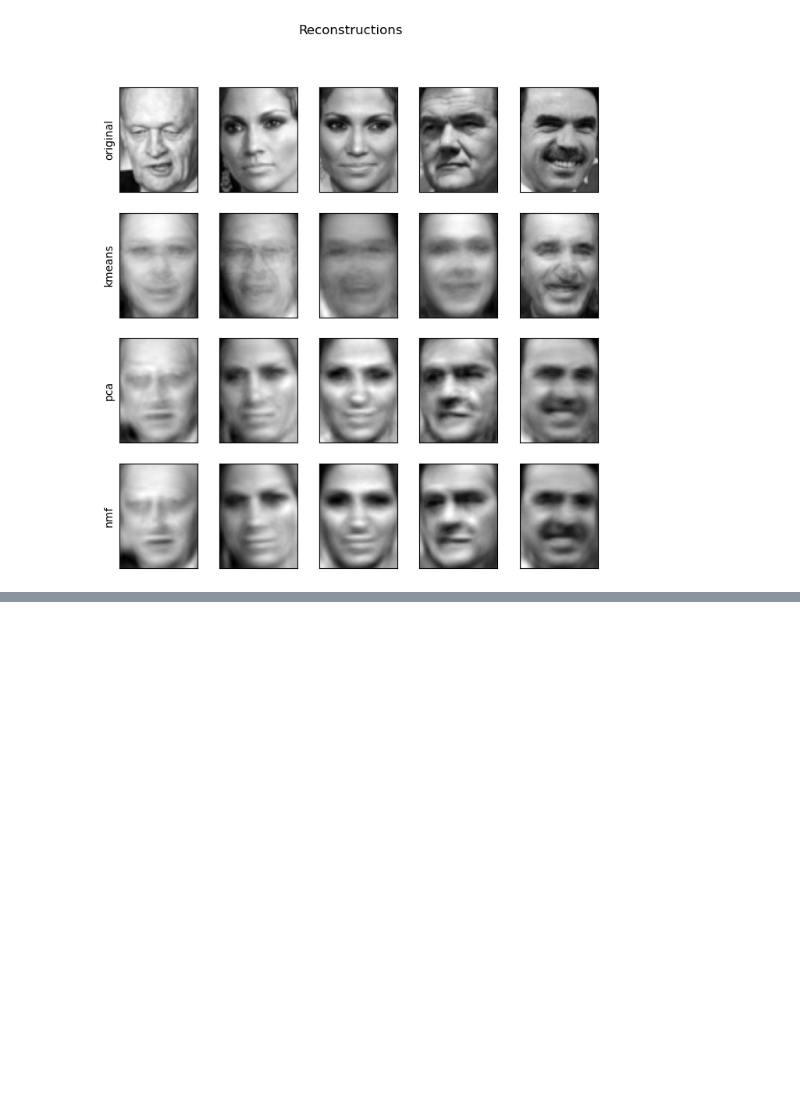
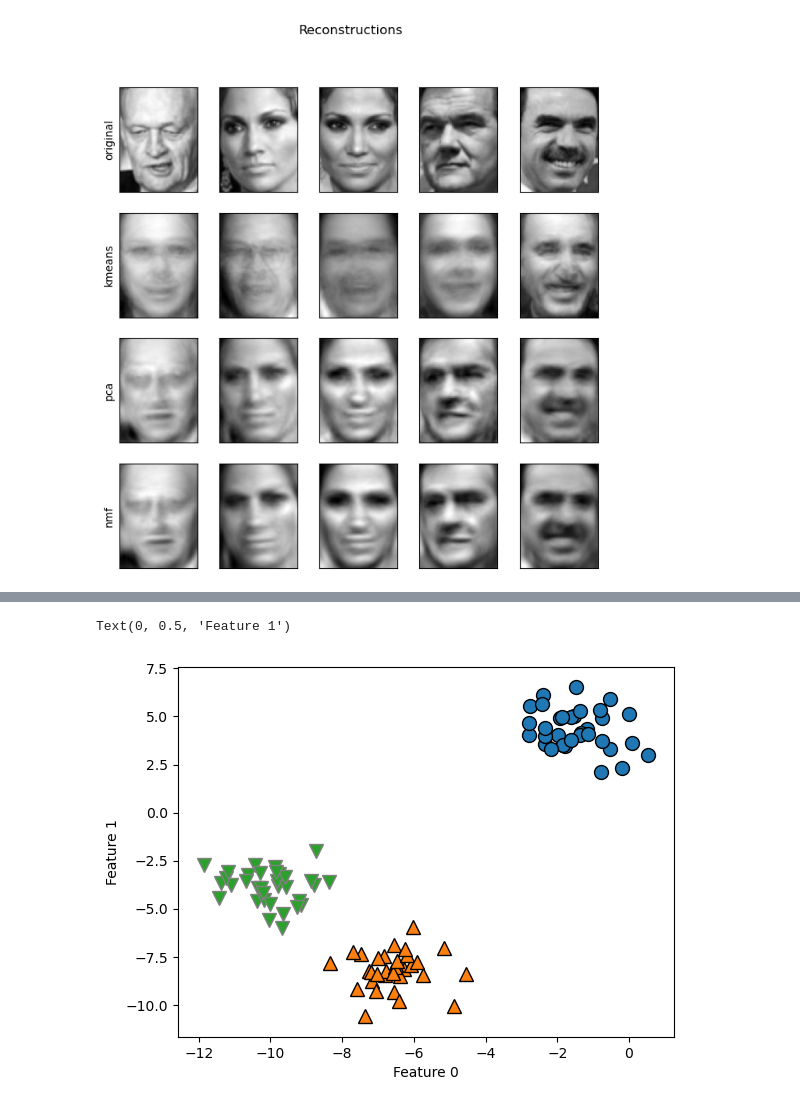
Before and after one commit to WilcoJohn/Progress-ML, a Jupyter notebook: CHP3-UnsupLearning&Preproc/3.2 Vector quantization.ipynb, the cells around one changed output, grey strips where cells are left out. Drawn from its saved outputs; the diff is of its cells as text; code cells hidden in the pictures; blank space fills up the shorter version.

```diff
--- a/CHP3-UnsupLearning&Preproc/3.2 Vector quantization.ipynb
+++ b/CHP3-UnsupLearning&Preproc/3.2 Vector quantization.ipynb
@@ -95,0 +133,10 @@ plt.scatter(X[:,0],X[:,1], c=y_pred, s=60, cmap='Paired');
+# %%
+X, y = sklearn.datasets.make_blobs(random_state=1);
+agg = sklearn.cluster.AgglomerativeClustering(n_clusters=3);
+assignment = agg.fit_predict(X);
+mglearn.discrete_scatter(X[:,0], X[:,1], assignment);
+plt.xlabel("Feature 0")
+plt.ylabel("Feature 1")
+# %% [output]
+Text(0, 0.5, 'Feature 1')
+[figure, added]
```
Also changed, not shown: parts of 15 cells of this notebook.
